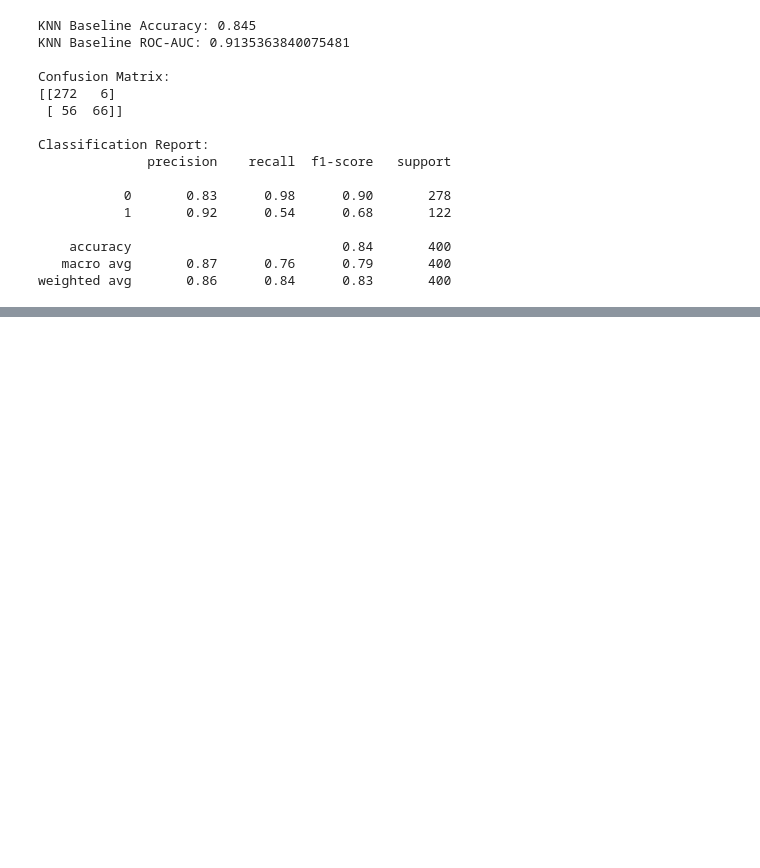
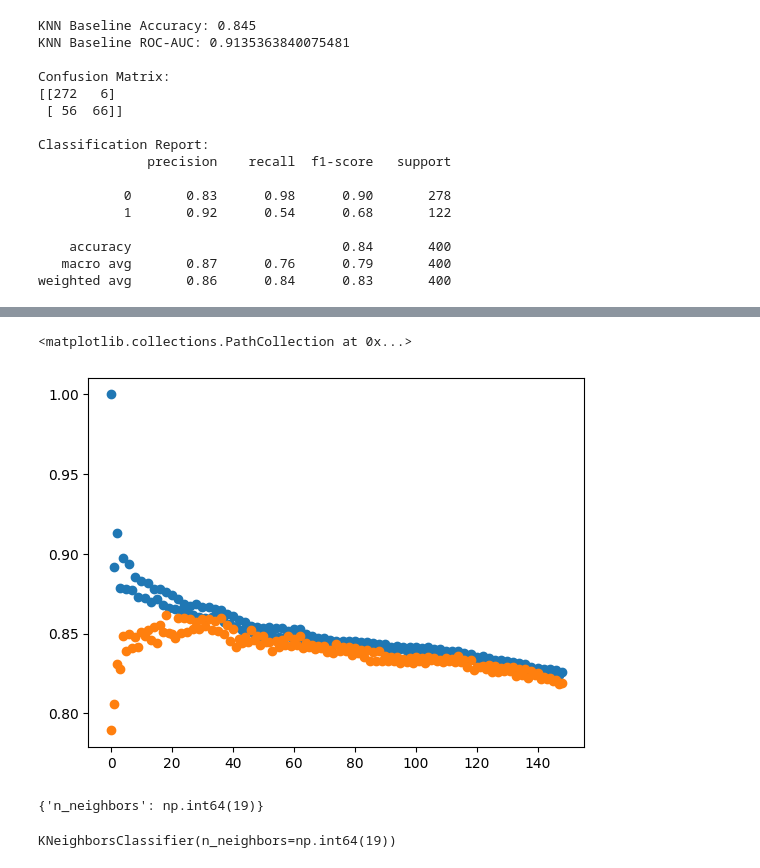
Before and after one commit to rhit-schwarr1/CSSEMA415-Project, a Jupyter notebook: src/KNN.ipynb, the cells around one changed output, grey strips where cells are left out. Saved outputs shown, nothing was run; the diff lists cells and outputs as text; code cells hidden in the pictures; blank space fills up the shorter version.

```diff
--- a/src/KNN.ipynb
+++ b/src/KNN.ipynb
@@ -120,0 +124,21 @@ weighted avg       0.86      0.84      0.83       400
+# %%
+df = pd.read_csv("../data/drug_discovery_virtual_screening_cleaned.csv")
+df = df.drop("Unnamed: 0", axis=1)
+
+(df_train, df_test) = train_test_split(df, train_size=0.8, test_size=0.2, random_state=8123)
+
+X_train = df_train.drop("active", axis=1)
+y_train = df_train['active']
+
+X_test = df_test.drop("active", axis=1)
+y_test = df_test['active']
+
+stnd = StandardScaler().set_output(transform='pandas')
+X_train = stnd.fit_transform(X_train)
+X_test = stnd.transform(X_test)
+# %%
+grid = {'n_neighbors': np.arange(1,150)}
+# %%
+knn = KNeighborsClassifier()
+knnCV = GridSearchCV(knn, param_grid=grid, n_jobs=-1, verbose=3, return_train_score=True)
+knnCV.fit(X_train, y_train)
@@ -120,0 +161,15 @@ weighted avg       0.86      0.84      0.83       400
+# %%
+plt.scatter(np.arange(0, len(knnCV.cv_results_['mean_train_score'])), knnCV.cv_results_['mean_train_score'])
+plt.scatter(np.arange(0, len(knnCV.cv_results_['mean_test_score'])), knnCV.cv_results_['mean_test_score'])
+# %% [output]
+<matplotlib.collections.PathCollection at 0x...>
+[figure, added]
+# %%
+knnCV.best_params_
+# %% [output]
+{'n_neighbors': np.int64(19)}
+# %%
+knn = KNeighborsClassifier(knnCV.best_params_['n_neighbors'])
+knn.fit(X_train, y_train)
+# %% [output]
+KNeighborsClassifier(n_neighbors=np.int64(19))
```
Also changed, not shown: parts of 4 cells of this notebook, 1 other file.
